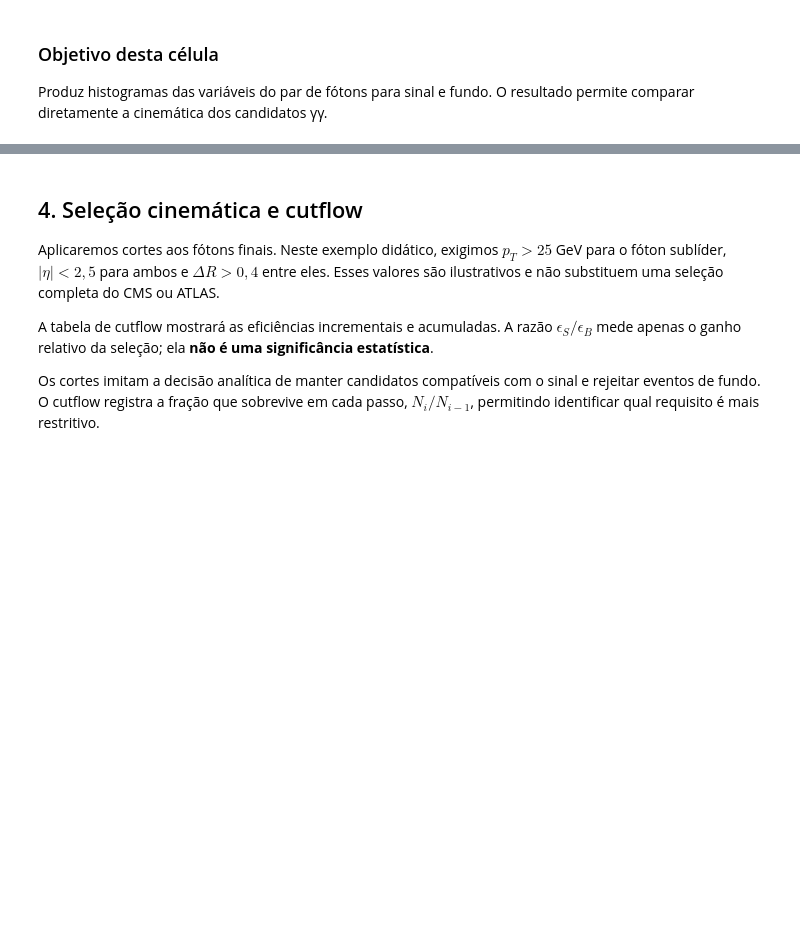
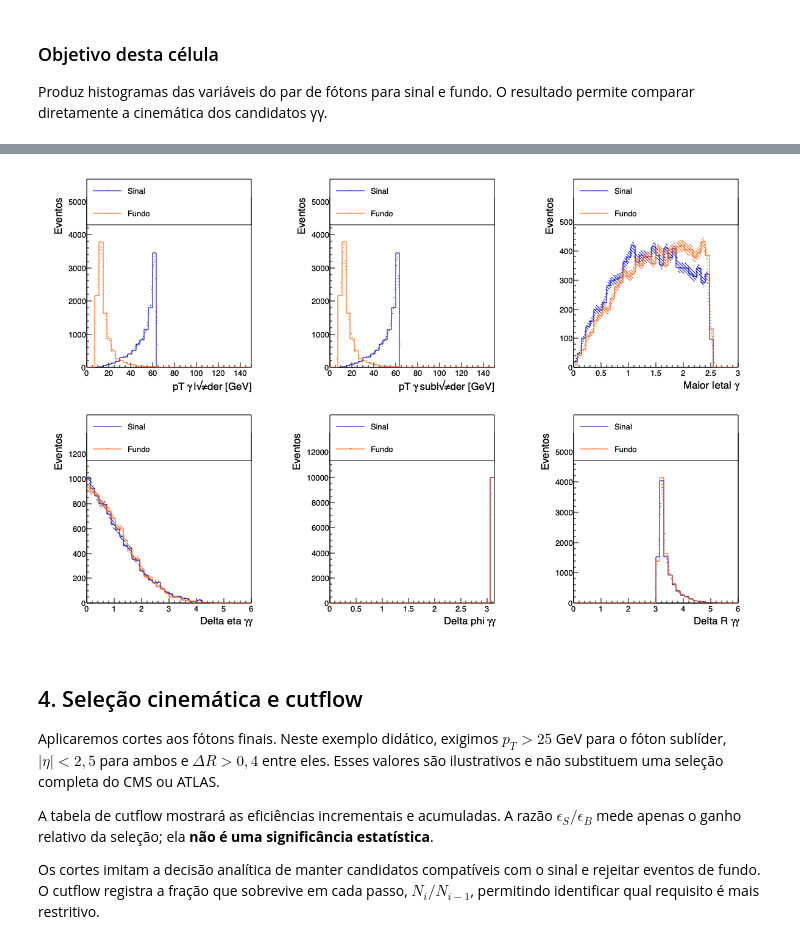
Before and after one commit to FIS01214/analise-swan, a Jupyter notebook: notebooks/analise-consolidada-dataframe-executado.ipynb, the cells around one changed output, grey strips where cells are left out. Saved outputs shown, nothing was run; the diff lists cells and outputs as text; code cells hidden in the pictures; blank space fills up the shorter version.

```diff
--- a/notebooks/analise-consolidada-dataframe-executado.ipynb
+++ b/notebooks/analise-consolidada-dataframe-executado.ipynb
@@ -862,3 +830,14 @@ exibir_svg_ampliado(PASTA_GRAFICOS / "variaveis_evento_antes_cortes.svg")
+# %%
+from IPython.display import Image, display
+
+def exibir_png(caminho):
+    """Incorpora o PNG gerado pelo ROOT no notebook."""
+    display(Image(filename=str(caminho), width=2400))
+
+
+exibir_png(PASTA_GRAFICOS / "variaveis_evento_antes_cortes.png")
+# %% [output]
+[figure, added]
 # %% [markdown]
 ## 4. Seleção cinemática e cutflow
 
```
Also changed, not shown: parts of 20 cells of this notebook, 2 other files.
